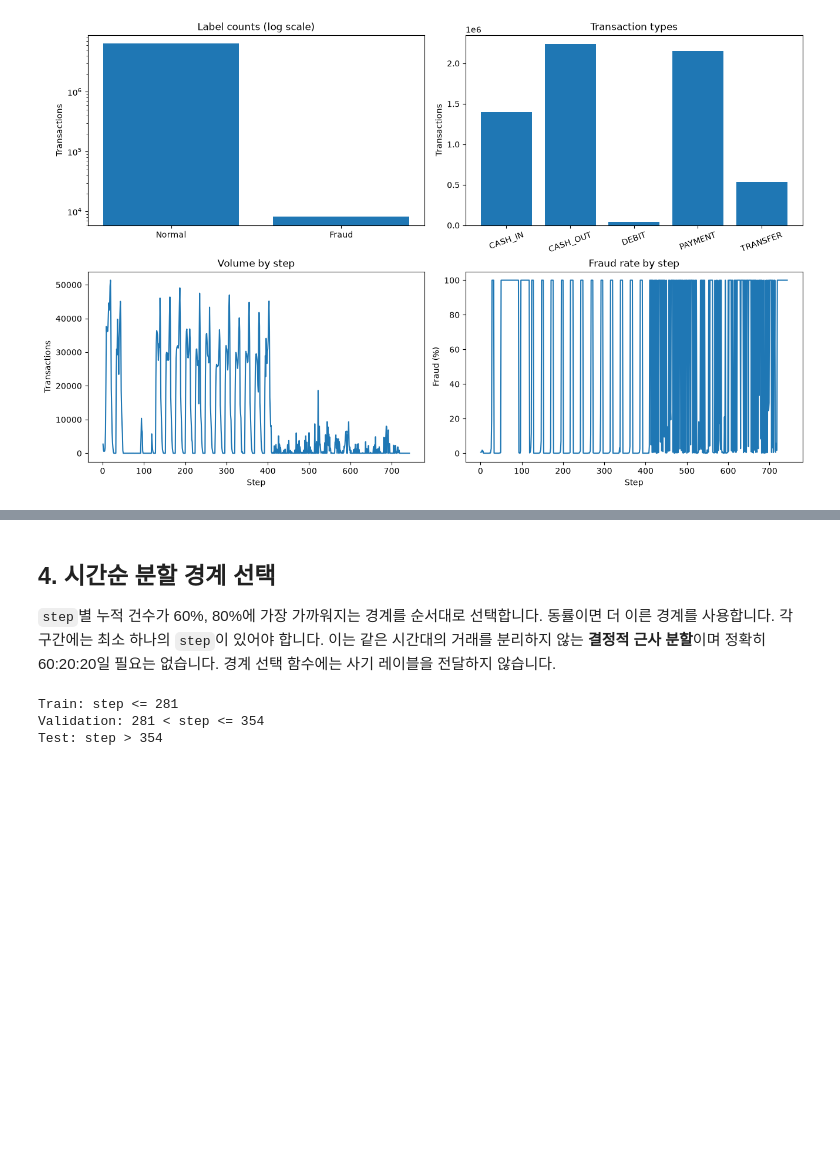
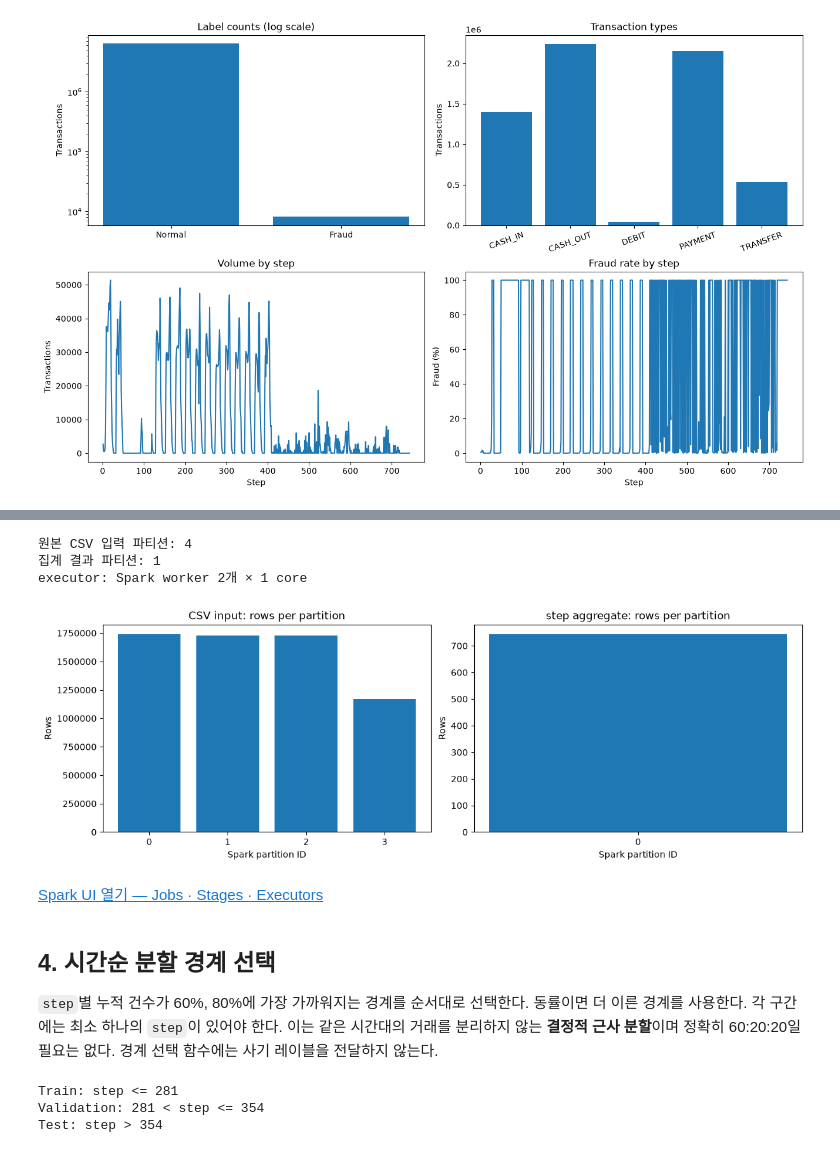
Before and after one commit to edbdmss/FDS-AI-Agent, a Jupyter notebook: notebooks/01_paysim_eda_time_split.ipynb, the cells around one changed output, grey strips where cells are left out. Saved outputs shown, nothing was run; the diff lists cells and outputs as text; code cells hidden in the pictures; blank space fills up the shorter version.

```diff
--- a/notebooks/01_paysim_eda_time_split.ipynb
+++ b/notebooks/01_paysim_eda_time_split.ipynb
@@ -80,11 +84,11 @@ RAW.mkdir(parents=True, exist_ok=True)
 candidates = sorted(RAW.glob("*.csv"))
 if CSV_NAME:
     csv_path = RAW / CSV_NAME
-    assert csv_path.is_file(), f"CSV가 없습니다: {csv_path}"
+    assert csv_path.is_file(), f"CSV가 없다: {csv_path}"
 elif len(candidates) == 1:
     csv_path = candidates[0]
 elif len(candidates) > 1:
-    raise ValueError("CSV가 여러 개입니다. CSV_NAME을 지정하세요.")
+    raise ValueError("CSV가 여러 개이다. CSV_NAME을 지정한다.")
 else:
     archive = RAW / "paysim.zip"
     partial = RAW / "paysim.zip.part"
@@ -95,12 +99,12 @@ else:
         partial.rename(archive)
     if not archive.exists():
         raise FileNotFoundError(
-            "Kaggle ealaxi/paysim1에서 받은 CSV 또는 paysim.zip을 data/raw/에 넣으세요."
+            "Kaggle ealaxi/paysim1에서 받은 CSV 또는 paysim.zip을 data/raw/에 넣는다."
         )
     with zipfile.ZipFile(archive) as zf:
         assert zf.testzip() is None, "ZIP 무결성 검사 실패"
         members = [m for m in zf.infolist() if m.filename.lower().endswith(".csv")]
-        assert len(members) == 1, "ZIP 안에 CSV가 정확히 하나 있어야 합니다."
+        assert len(members) == 1, "ZIP 안에 CSV가 정확히 하나 있어야 한다."
         member = members[0]
         assert shutil.disk_usage(RAW).free > member.file_size * 2, "추출 공간 부족"
         csv_path = RAW / Path(member.filename).name
@@ -123,7 +127,7 @@ EXPECTED_COLUMNS = [
     "isFlaggedFraud",
 ]
 with csv_path.open(newline="", encoding="utf-8-sig") as handle:
-    assert next(csv.reader(handle)) == EXPECTED_COLUMNS, "예상과 다른 CSV 컬럼입니다."
+    assert next(csv.reader(handle)) == EXPECTED_COLUMNS, "예상과 다른 CSV 컬럼이다."
 sha256 = hashlib.sha256()
 with csv_path.open("rb") as handle:
     for chunk in iter(lambda: handle.read(8 * 1024 * 1024), b""):
@@ -293,12 +307,10 @@ by_type = (
     .toPandas()
 )
 by_type["fraud_rate"] = by_type["fraud"] / by_type["rows"]
-by_step = (
-    df.groupBy("step")
-    .agg(F.count("*").alias("rows"), F.sum("isFraud").alias("fraud"))
-    .orderBy("step")
-    .toPandas()
-)
+step_aggregate = df.groupBy("step").agg(F.count("*").alias("rows"), F.sum("isFraud").alias("fraud"))
+print("거래 유형·시간별 집계의 Spark 물리 실행 계획:")
+step_aggregate.explain(mode="formatted")
+by_step = step_aggregate.orderBy("step").toPandas()
 by_step["fraud_rate"] = by_step["fraud"] / by_step["rows"]
 by_step["cumulative_rows"] = by_step["rows"].cumsum()
 by_step["cumulative_fraction"] = by_step["cumulative_rows"] / overall["rows"]
@@ -347,10 +380,59 @@ plt.close(fig)
+# %%
+input_partitions = df.rdd.getNumPartitions()
+output_partitions = step_aggregate.rdd.getNumPartitions()
+input_partition_counts = (
+    df.select(F.spark_partition_id().alias("partition_id"))
+    .groupBy("partition_id")
+    .count()
+    .orderBy("partition_id")
+    .toPandas()
+)
+output_partition_counts = (
+    step_aggregate.select(F.spark_partition_id().alias("partition_id"))
+    .groupBy("partition_id")
+    .count()
+    .orderBy("partition_id")
+    .toPandas()
+)
+print(f"원본 CSV 입력 파티션: {input_partitions}")
+print(f"집계 결과 파티션: {output_partitions}")
+print(f"executor: Spark worker {SPARK_WORKERS}개 × {WORKER_CORES} core")
+fig, axes = plt.subplots(1, 2, figsize=(12, 4), constrained_layout=True)
+for ax, (kind, frame) in zip(
+    axes, [("CSV input", input_partition_counts), ("step aggregate", output_partition_counts)]
+):
+    ax.bar(frame["partition_id"].astype(str), frame["count"])
+    ax.set(title=f"{kind}: rows per partition", xlabel="Spark partition ID", ylabel="Rows")
+    ax.ticklabel_format(axis="y", style="plain")
+fig.savefig(REPORT_DIR / "spark_partitions.png", dpi=150)
+partition_counts = pd.concat(
+    [
+        input_partition_counts.assign(kind="CSV input"),
+        output_partition_counts.assign(kind="step aggregate"),
+    ],
+    ignore_index=True,
+)
+plt.show()
+plt.close(fig)
+partition_counts.to_csv(REPORT_DIR / "spark_partitions.csv", index=False)
+ui_link = (
+    f'<a href="{spark.sparkContext.uiWebUrl}" target="_blank" rel="noreferrer">'
+    "Spark UI 열기 — Jobs · Stages · Executors</a>"
+)
+display(HTML(ui_link))
+# %% [output]
+원본 CSV 입력 파티션: 4
+집계 결과 파티션: 1
+executor: Spark worker 2개 × 1 core
+[figure, added]
+Spark UI 열기 — Jobs · Stages · Executors
 # %% [markdown]
 ## 4. 시간순 분할 경계 선택
 
-`step`별 누적 건수가 60%, 80%에 가장 가까워지는 경계를 순서대로 선택합니다.
-동률이면 더 이른 경계를 사용합니다. 각 구간에는 최소 하나의 `step`이 있어야 합니다.
-이는 같은 시간대의 거래를 분리하지 않는 **결정적 근사 분할**이며 정확히 60:20:20일 필요는 없습니다.
-경계 선택 함수에는 사기 레이블을 전달하지 않습니다.
+`step`별 누적 건수가 60%, 80%에 가장 가까워지는 경계를 순서대로 선택한다.
+동률이면 더 이른 경계를 사용한다. 각 구간에는 최소 하나의 `step`이 있어야 한다.
+이는 같은 시간대의 거래를 분리하지 않는 **결정적 근사 분할**이며 정확히 60:20:20일 필요는 없다.
+경계 선택 함수에는 사기 레이블을 전달하지 않는다.
 # %%
 def choose_boundaries(step_counts, train_fraction=0.60, validation_fraction=0.20):
     if not (
```
Also changed, not shown: parts of 17 cells of this notebook, 19 other files.
